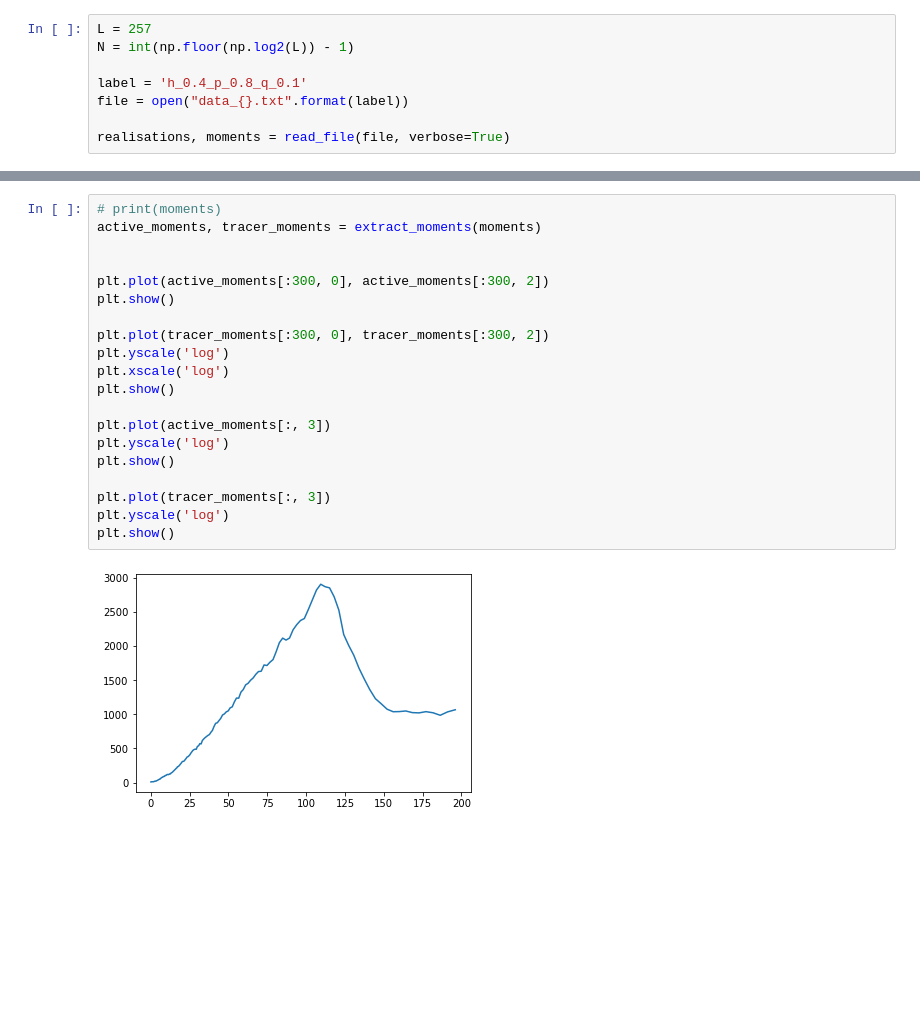
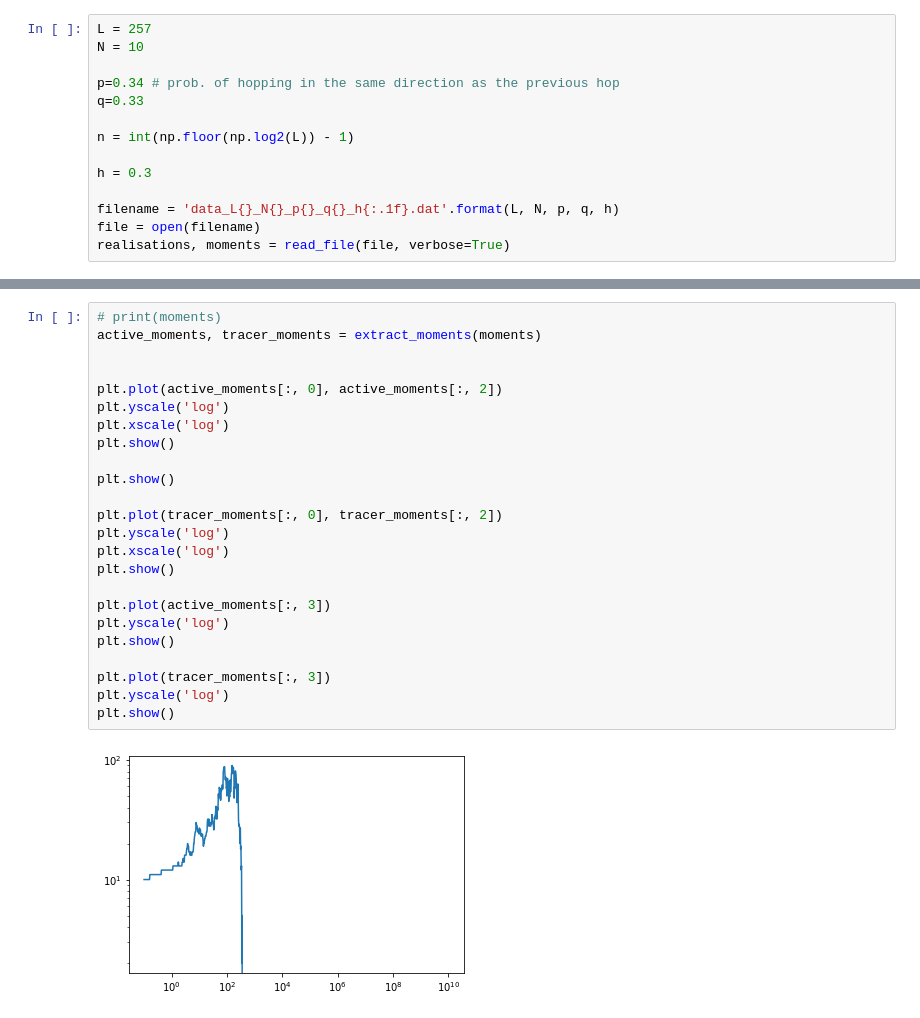
Before and after one commit to Irene-Li/BARW, a Jupyter notebook: BARW/plot_data.ipynb, the cells around one changed output, grey strips where cells are left out. Saved outputs shown, nothing was run; the diff lists cells and outputs as text; blank space fills up the shorter version.

```diff
--- a/BARW/plot_data.ipynb
+++ b/BARW/plot_data.ipynb
@@ -12,9 +6,15 @@ or from the matplotlib source distribution
 # %%
 L = 257
-N = int(np.floor(np.log2(L)) - 1)
+N = 10
 
-label = 'h_0.4_p_0.8_q_0.1'
-file = open("data_{}.txt".format(label))
+p=0.34 # prob. of hopping in the same direction as the previous hop
+q=0.33
 
+n = int(np.floor(np.log2(L)) - 1)
+
+h = 0.3
+
+filename = 'data_L{}_N{}_p{}_q{}_h{:.1f}.dat'.format(L, N, p, q, h)
+file = open(filename)
 realisations, moments = read_file(file, verbose=True)
 # %% [output]
@@ -38,22 +38,26 @@ realisations, moments = read_file(file, verbose=True)
 # %%
 # print(moments)
 active_moments, tracer_moments = extract_moments(moments)
 
 
-plt.plot(active_moments[:300, 0], active_moments[:300, 2])
+plt.plot(active_moments[:, 0], active_moments[:, 2])
+plt.yscale('log')
+plt.xscale('log')
 plt.show()
 
-plt.plot(tracer_moments[:300, 0], tracer_moments[:300, 2])
+plt.show()
+
+plt.plot(tracer_moments[:, 0], tracer_moments[:, 2])
 plt.yscale('log')
 plt.xscale('log')
 plt.show()
 
 plt.plot(active_moments[:, 3])
 plt.yscale('log')
 plt.show()
 
 plt.plot(tracer_moments[:, 3])
 plt.yscale('log')
 plt.show()
 # %% [output]
-[figure, old version]
+[figure, new version]
```
Also changed, not shown: parts of 6 cells of this notebook, 3 other files.
